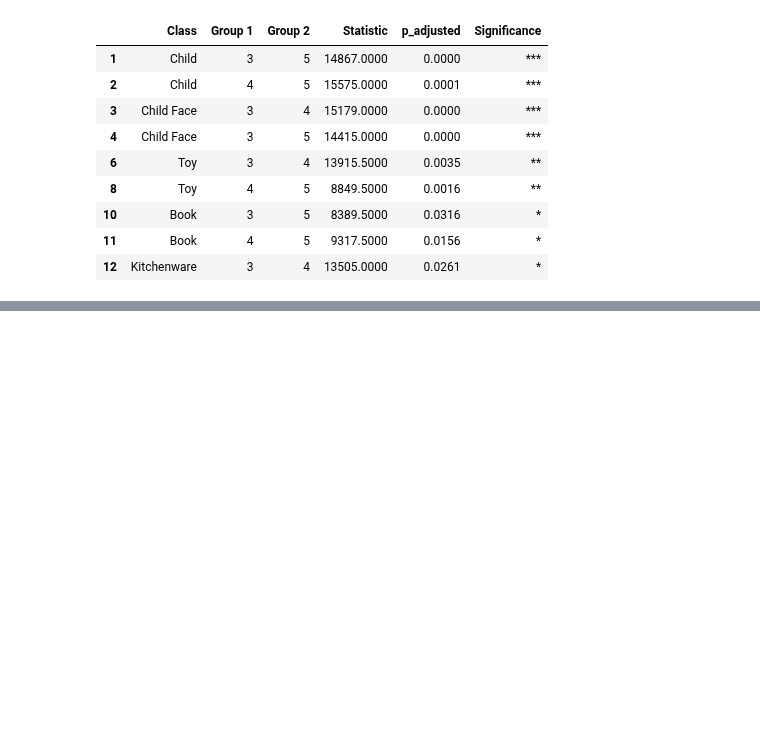
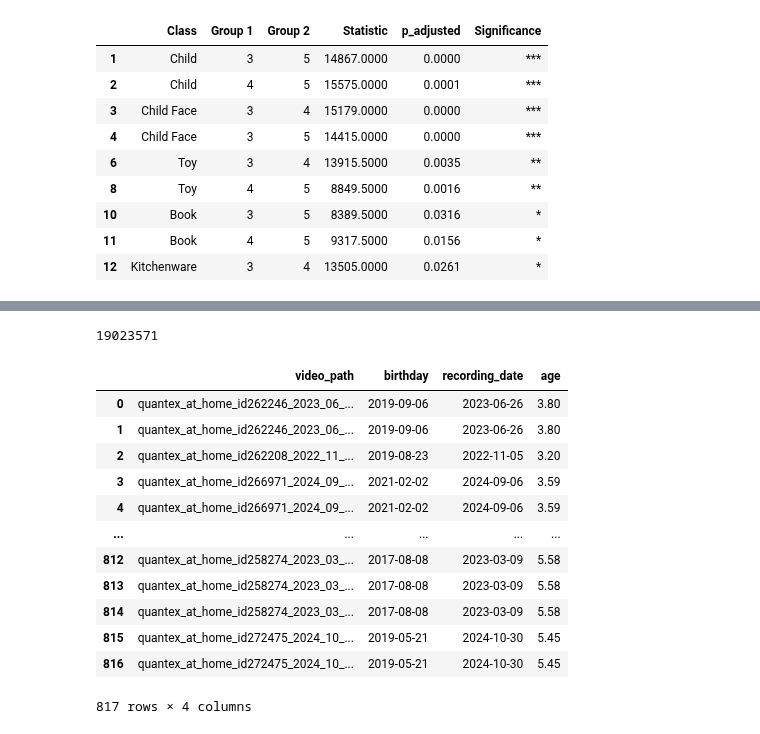
Before and after one commit to neleSuffo/naturalistic-social-analysis, a Jupyter notebook: notebooks/quantex_age_splits.ipynb, the cells around one changed output, grey strips where cells are left out. Cells and saved outputs as stored; diff of their text form; code cells hidden in the pictures; blank space fills up the shorter version.

```diff
--- a/notebooks/quantex_age_splits.ipynb
+++ b/notebooks/quantex_age_splits.ipynb
@@ -369,0 +381,7 @@ Raw Pairwise Comparisons:
+# %%
+# query sum of number of frames from all videos in database
+c.execute('SELECT SUM(total_frames) FROM VideoStatistics')
+total_frames = c.fetchone()[0]
+total_frames
+# %% [output]
+19023571
@@ -370,3 +418,38 @@ Raw Pairwise Comparisons:
+# %%
+# query from Videos table all video_paths, extract from the path the recording date and id, then use the id to get birthday from Subjects table
+c.execute('''
+SELECT
+    v.video_path,
+    date(s.birthday) as birthday,
+    date(v.recording_date) as recording_date
+FROM Videos v
+JOIN Subjects s ON v.id = s.id
+''')
+
+# Convert to DataFrame and ensure proper date types
+video_birthdays = pd.DataFrame(c.fetchall(), columns=['video_path', 'birthday', 'recording_date'])
+video_birthdays['birthday'] = pd.to_datetime(video_birthdays['birthday'])
+video_birthdays['recording_date'] = pd.to_datetime(video_birthdays['recording_date'])
+
+# Calculate age
+video_birthdays['age'] = ((video_birthdays['recording_date'] - video_birthdays['birthday']).dt.days / 365.25).round(2)
+
+# Display results
+video_birthdays
+# %% [output]
+|  | video_path | birthday | recording_date | age |
+| 0 | quantex_at_home_id262246_2023_06_... | 2019-09-06 | 2023-06-26 | 3.80 |
+| 1 | quantex_at_home_id262246_2023_06_... | 2019-09-06 | 2023-06-26 | 3.80 |
+| 2 | quantex_at_home_id262208_2022_11_... | 2019-08-23 | 2022-11-05 | 3.20 |
+| 3 | quantex_at_home_id266971_2024_09_... | 2021-02-02 | 2024-09-06 | 3.59 |
+| 4 | quantex_at_home_id266971_2024_09_... | 2021-02-02 | 2024-09-06 | 3.59 |
+| ... | ... | ... | ... | ... |
+| 812 | quantex_at_home_id258274_2023_03_... | 2017-08-08 | 2023-03-09 | 5.58 |
+| 813 | quantex_at_home_id258274_2023_03_... | 2017-08-08 | 2023-03-09 | 5.58 |
+| 814 | quantex_at_home_id258274_2023_03_... | 2017-08-08 | 2023-03-09 | 5.58 |
+| 815 | quantex_at_home_id272475_2024_10_... | 2019-05-21 | 2024-10-30 | 5.45 |
+| 816 | quantex_at_home_id272475_2024_10_... | 2019-05-21 | 2024-10-30 | 5.45 |
+817 rows × 4 columns
 # %%
 # Close connection
 conn.close()
```
Also changed, not shown: parts of 11 cells of this notebook.
